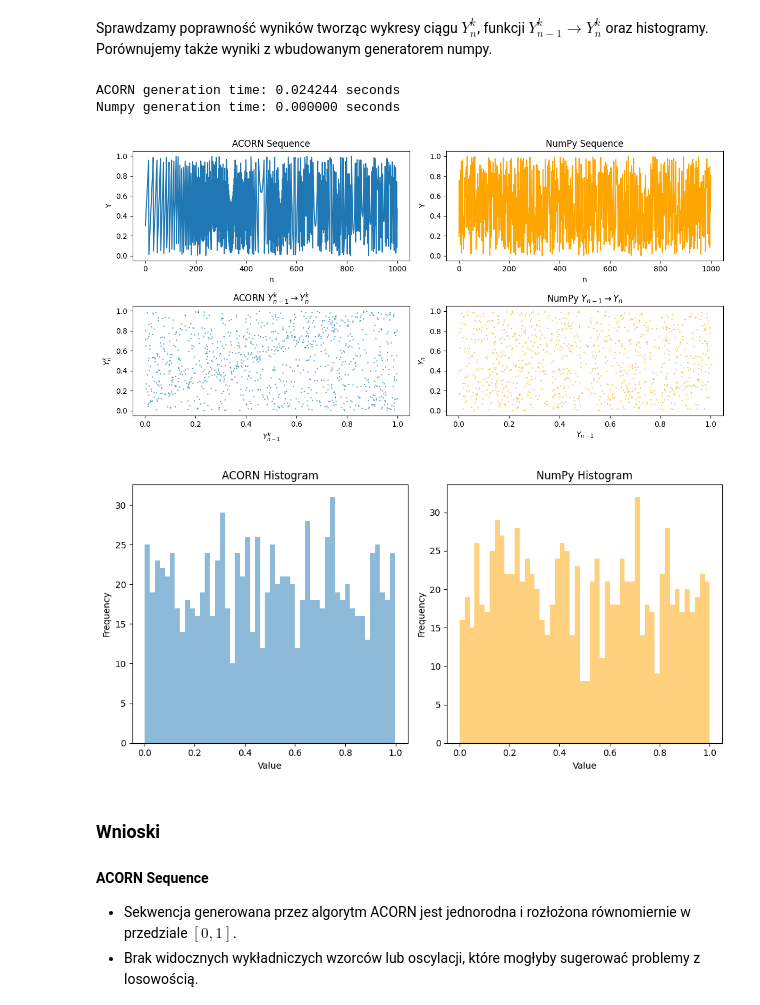
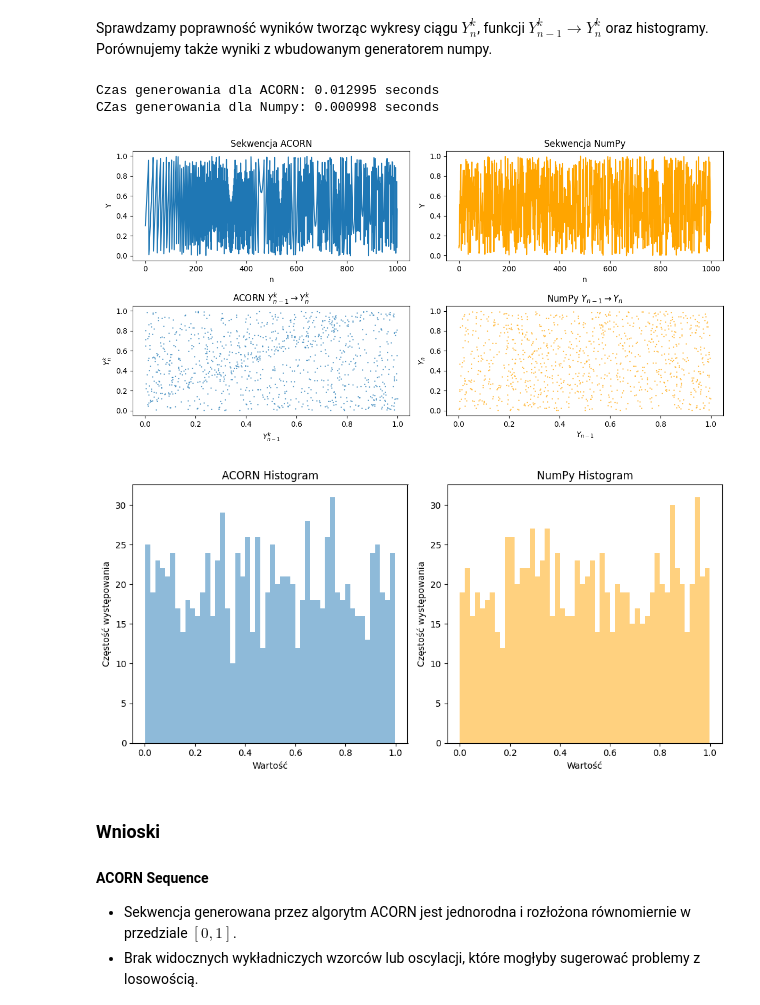
Before and after one commit to mathieuboro/symulacje, a Jupyter notebook: Raport_Sym.ipynb, the cells around one changed output. Cells and saved outputs as stored; diff of their text form; code cells hidden in the pictures.

```diff
--- a/Raport_Sym.ipynb
+++ b/Raport_Sym.ipynb
@@ -77,58 +77,57 @@ start_time = time.time()
 numpy_random_numbers = np.random.random(N)
 numpy_time = time.time() - start_time
 
-print(f"ACORN generation time: {acorn_time:.6f} seconds")
-print(f"Numpy generation time: {numpy_time:.6f} seconds")
+print(f"Czas generowania dla ACORN: {acorn_time:.6f} seconds")
+print(f"CZas generowania dla Numpy: {numpy_time:.6f} seconds")
 
 fig, axs = plt.subplots(2, 2, figsize=(12, 6))
 
-# Plot the sequence of Y_n^k for ACORN
-axs[0, 0].plot(random_numbers_acorn, label='ACORN Generated Numbers')
-axs[0, 0].set_title('ACORN Sequence')
+
+axs[0, 0].plot(random_numbers_acorn)
+axs[0, 0].set_title('Sekwencja ACORN')
 axs[0, 0].set_xlabel('n')
 axs[0, 0].set_ylabel('Y')
 
-# Plot the sequence of Y_n^k for NumPy
-axs[0, 1].plot(numpy_random_numbers, label='NumPy Generated Numbers', color='orange')
-axs[0, 1].set_title('NumPy Sequence')
+
+axs[0, 1].plot(numpy_random_numbers, color='orange')
+axs[0, 1].set_title('Sekwencja NumPy')
 axs[0, 1].set_xlabel('n')
 axs[0, 1].set_ylabel('Y')
 
-# Plot the function Y_{n-1}^k -> Y_n^k for ACORN
+
 axs[1, 0].scatter(random_numbers_acorn[:-1], random_numbers_acorn[1:], alpha=0.5, s=1)
 axs[1, 0].set_title('ACORN $Y_{n-1}^k \\rightarrow Y_n^k$')
 axs[1, 0].set_xlabel('$Y_{n-1}^k$')
 axs[1, 0].set_ylabel('$Y_n^k$')
 
-# Plot the function Y_{n-1} -> Y_n for NumPy
+
 axs[1, 1].scatter(numpy_random_numbers[:-1], numpy_random_numbers[1:], alpha=0.5, s=1, color='orange')
 axs[1, 1].set_title('NumPy $Y_{n-1} \\rightarrow Y_n$')
 axs[1, 1].set_xlabel('$Y_{n-1}$')
 axs[1, 1].set_ylabel('$Y_n$')
 
 plt.tight_layout()
 plt.show()
 
 fig, axs = plt.subplots(1, 2, figsize=(10, 5))
 
-# Plot histograms of ACORN and numpy-generated random numbers
-axs[0].hist(random_numbers_acorn, bins=50, alpha=0.5, label='ACORN')
+axs[0].hist(random_numbers_acorn, bins=50, alpha=0.5)
 axs[0].set_title('ACORN Histogram')
-axs[0].set_xlabel('Value')
-axs[0].set_ylabel('Frequency')
+axs[0].set_xlabel('Wartość')
+axs[0].set_ylabel('Częstość występowania')
 
-axs[1].hist(numpy_random_numbers, bins=50, alpha=0.5, label='Numpy', color='orange')
+axs[1].hist(numpy_random_numbers, bins=50, alpha=0.5, color='orange')
 axs[1].set_title('NumPy Histogram')
-axs[1].set_xlabel('Value')
-axs[1].set_ylabel('Frequency')
+axs[1].set_xlabel('Wartość')
+axs[1].set_ylabel('Częstość występowania')
 
 plt.tight_layout()
 plt.show()
 # %% [output]
-ACORN generation time: 0.024244 seconds
-Numpy generation time: 0.000000 seconds
+Czas generowania dla ACORN: 0.012995 seconds
+CZas generowania dla Numpy: 0.000998 seconds
-[figure, old version]
+[figure, new version]
-[figure, old version]
+[figure, new version]
 # %% [markdown]
 ### Wnioski
 
```
Also changed, not shown: parts of 21 cells of this notebook.
